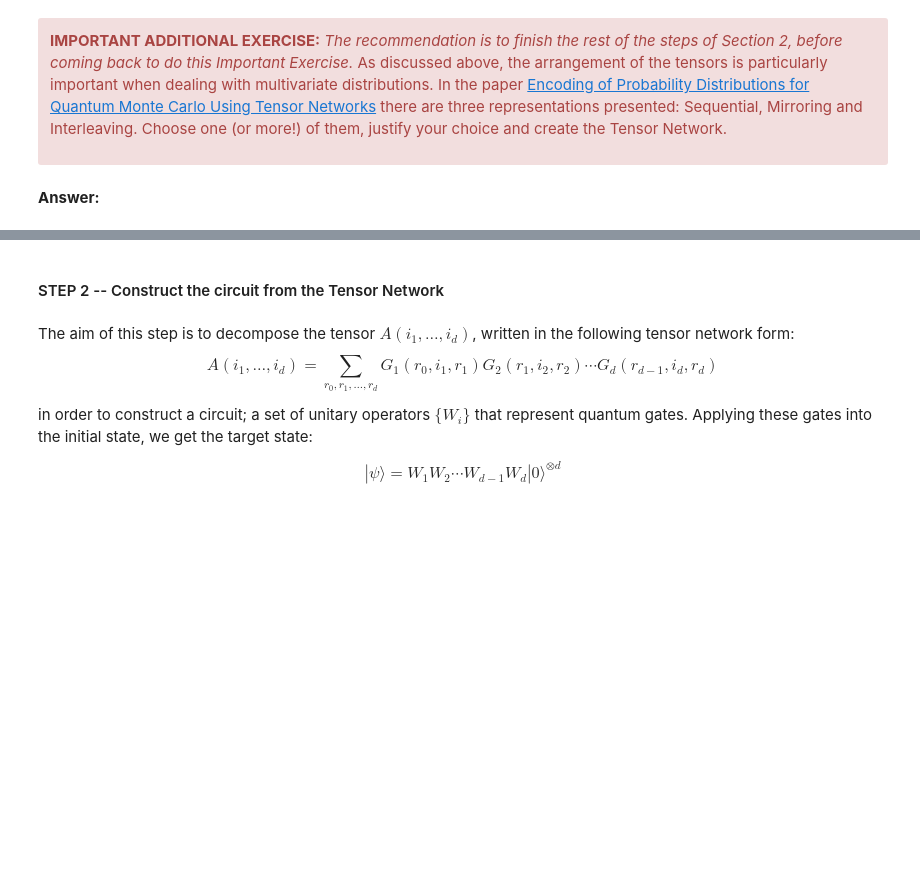
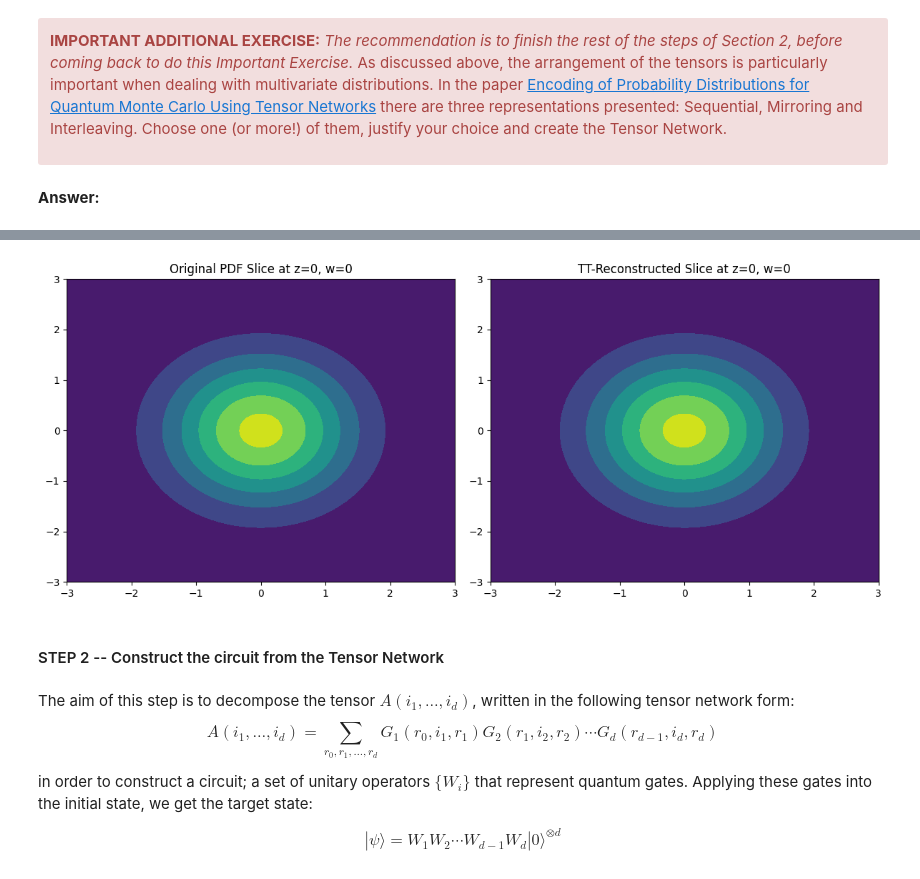
Before and after one commit to Nipsulai/QuantumHack, a Jupyter notebook: Challenge Moodys.ipynb, the cells around one changed output, grey strips where cells are left out. Drawn from its saved outputs; the diff is of its cells as text; code cells hidden in the pictures; blank space fills up the shorter version.

```diff
--- a/Challenge Moodys.ipynb
+++ b/Challenge Moodys.ipynb
@@ -197,0 +143,95 @@ TT shape: torch.Size([2, 2, 2, 2, 2, 2, 2, 2, 2, 2])
+# %%
+import numpy as np
+import torch
+import tntorch as tn
+import matplotlib.pyplot as plt
+from scipy.stats import multivariate_normal
+
+# Parameters
+n_dim = 4
+num_qubits_dim = 10
+bond_dim = 8
+
+n_points = 2 ** num_qubits_dim
+
+# Domain grid: one axis per dimension
+domain = [torch.linspace(-3, 3, n_points) for _ in range(n_dim)]
+
+# Multivariate normal parameters
+mean = np.zeros(n_dim)
+cov = np.eye(n_dim)
+rv = multivariate_normal(mean=mean, cov=cov)
+
+# Callable function for TT-cross (matrix mode)
+def function(Xs):  # Xs: shape (batch_size, n_dim)
+    return torch.tensor(rv.pdf(Xs), dtype=torch.float32)
+
+# Run TT-cross
+t = tn.cross(function=function, domain=domain, ranks_tt=bond_dim, function_arg='matrix')
+print("TT shape:", t.shape)
+
+print()
+
+if n_dim == 2:
+    # Optional: plot a 2D slice from full reconstruction
+    grid_x = domain[0].numpy()
+    grid_y = domain[1].numpy()
+    X, Y = np.meshgrid(grid_x, grid_y, indexing="ij")
+    pos = np.stack([X.ravel(), Y.ravel()], axis=-1)
+
+    # Compare original PDF vs TT-reconstructed PDF
+    original_pdf = rv.pdf(pos).reshape(n_points, n_points)
+    reconstructed_pdf = t.numpy().reshape(n_points, n_points)
+
+    plt.figure(figsize=(12, 5))
+
+    plt.subplot(1, 2, 1)
+    plt.contourf(X, Y, original_pdf)
+    plt.title("Original PDF")
+    plt.xlabel("x")
+    plt.ylabel("y")
+
+    plt.subplot(1, 2, 2)
+    plt.contourf(X, Y, reconstructed_pdf)
+    plt.title("TT-Reconstructed PDF")
+    plt.xlabel("x")
+    plt.ylabel("y")
+
+    plt.tight_layout()
+    plt.show()
+if n_dim == 4:
+    # Fix z and w at their midpoint index (value 0.0)
+    fixed_z = 0.0
+    fixed_w = 0.0
+
+    # Create mesh for x and y
+    grid_x = domain[0].numpy()
+    grid_y = domain[1].numpy()
+    X, Y = np.meshgrid(grid_x, grid_y, indexing="ij")
+    XY = np.stack([X.ravel(), Y.ravel()], axis=-1)
+
+    # Add fixed coordinates
+    ZW = np.array([[fixed_z, fixed_w]] * XY.shape[0])
+    XYZW = np.hstack([XY, ZW])  # shape: (n², 4)
+
+    # Evaluate original PDF at 2D slice
+    original_pdf = rv.pdf(XYZW).reshape(n_points, n_points)
+
+    # Reconstruct same slice from TT
+    # 512 is the center index of a 1024 grid (fix z, w at 0)
+    slice_tt = t[:, :, 512, 512].numpy()
+
+    # Plot
+    plt.figure(figsize=(12, 5))
+
+    plt.subplot(1, 2, 1)
+    plt.contourf(X, Y, original_pdf)
+    plt.title("Original PDF Slice at z=0, w=0")
+
+    plt.subplot(1, 2, 2)
+    plt.contourf(X, Y, slice_tt)
+    plt.title("TT-Reconstructed Slice at z=0, w=0")
+
+    plt.tight_layout()
+    plt.show()
+# %% [output]
@@ -198,3 +245,4 @@ TT shape: torch.Size([2, 2, 2, 2, 2, 2, 2, 2, 2, 2])
+[figure, added]
 # %% [markdown]
 #### STEP 2 -- Construct the circuit from the Tensor Network
 # %% [markdown]
```
Also changed, not shown: parts of 2 cells of this notebook.
